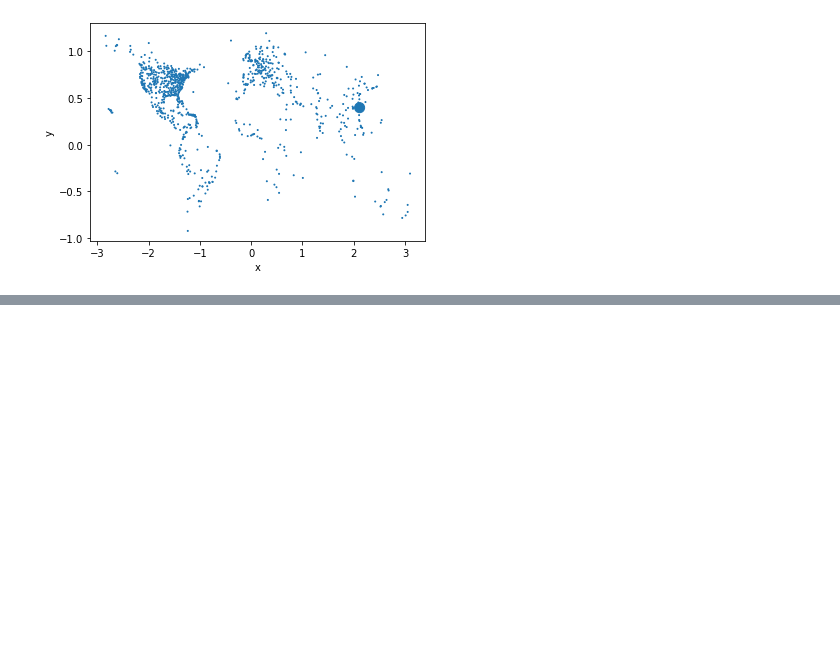
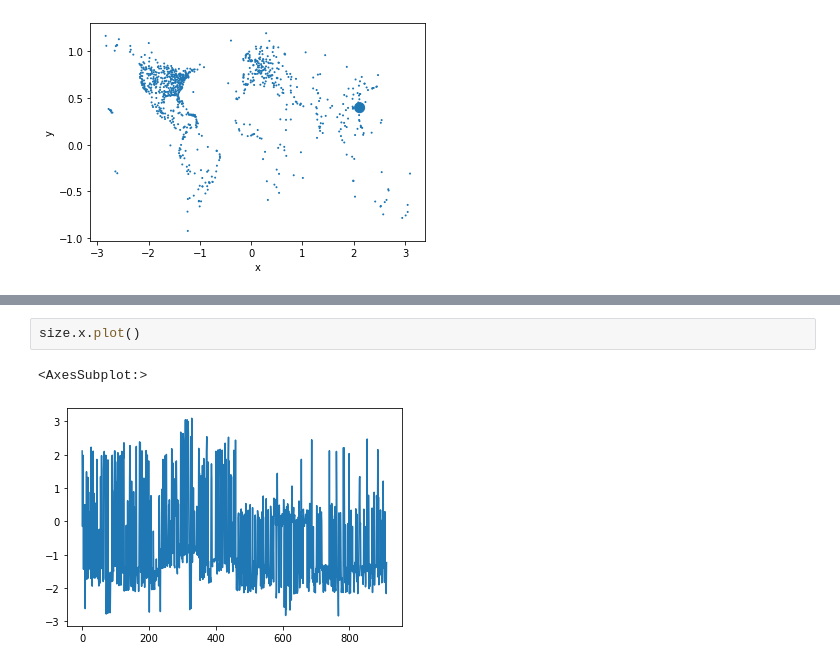
Before and after one commit to carlosiruiz/exercises, a Jupyter notebook: Untitled1.ipynb, the cells around one changed output, grey strips where cells are left out. Saved outputs shown, nothing was run; the diff lists cells and outputs as text; blank space fills up the shorter version.

```diff
--- a/Untitled1.ipynb
+++ b/Untitled1.ipynb
@@ -50,0 +83,5 @@ for i in size.index:
+# %%
+size.x.plot()
+# %% [output]
+<AxesSubplot:>
+[figure, added]
```
Also changed, not shown: parts of 10 cells of this notebook.
